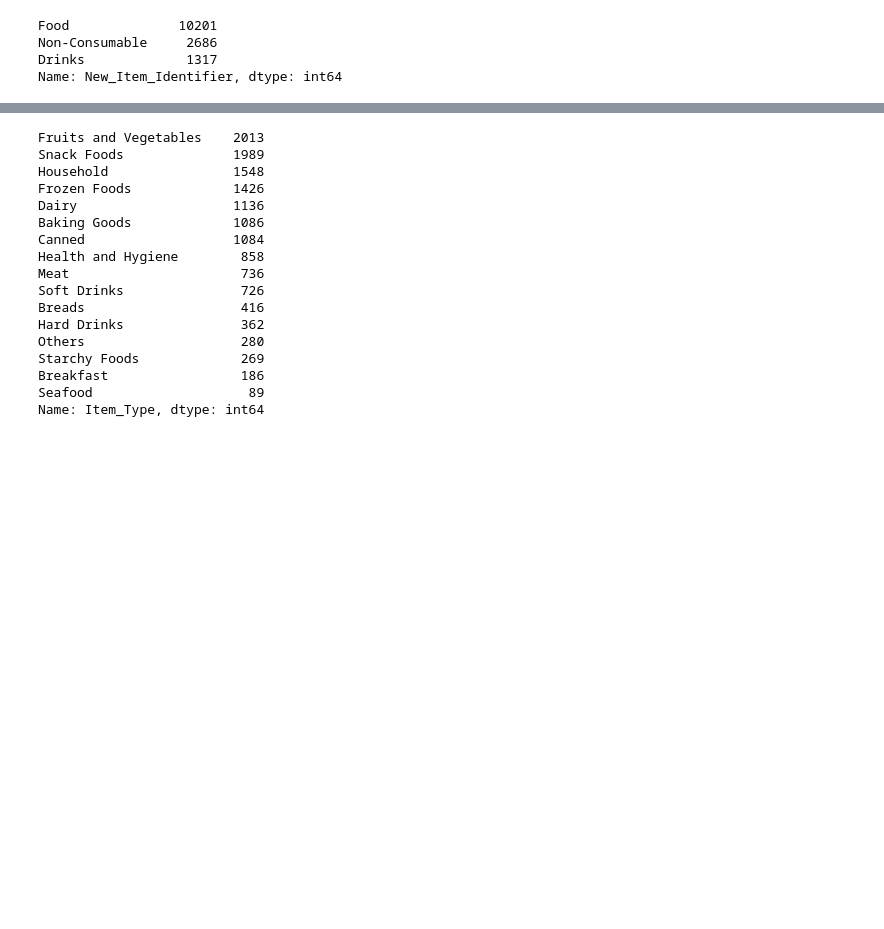
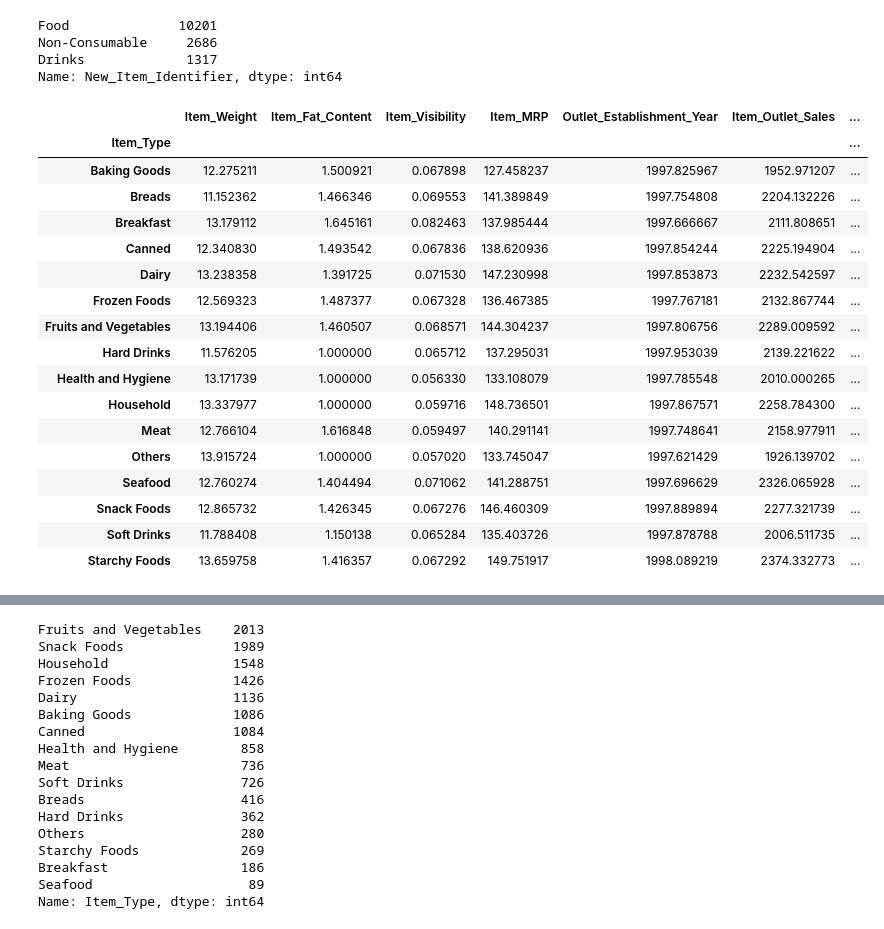
Before and after one commit to Sba121/practice, a Jupyter notebook: big mart sales.ipynb, the cells around one changed output, grey strips where cells are left out. Cells and saved outputs as stored; diff of their text form; code cells hidden in the pictures; blank space fills up the shorter version.

```diff
--- a/big mart sales.ipynb
+++ b/big mart sales.ipynb
@@ -215,6 +235,26 @@ Drinks             1317
 Name: New_Item_Identifier, dtype: int64
 # %%
 df_new['New_Item_Identifier'] = df_new['New_Item_Identifier'].map({'Food':1, 'Non-Consumable':2, 'Drinks':3}) #encoding
-# %%
-df_new['Item_Weight'] = df_new['Item_Weight'].fillna(df_new['Item_Weight'].mean()) #handling the missing values by filling
-                                                                                   #with mean
+# %%
+df_new.groupby('Item_Type').mean()
+# I will handle the missing values in item_weight by filling with the mean of each item type.
+# And before that I check the mean values of each column.
+# %% [output]
+|  | Item_Weight | Item_Fat_Content | Item_Visibility | Item_MRP | Outlet_Establishment_Year | Item_Outlet_Sales | ... |
+| Item_Type |  |  |  |  |  |  | ... |
+| Baking Goods | 12.275211 | 1.500921 | 0.067898 | 127.458237 | 1997.825967 | 1952.971207 | ... |
+| Breads | 11.152362 | 1.466346 | 0.069553 | 141.389849 | 1997.754808 | 2204.132226 | ... |
+| Breakfast | 13.179112 | 1.645161 | 0.082463 | 137.985444 | 1997.666667 | 2111.808651 | ... |
+| Canned | 12.340830 | 1.493542 | 0.067836 | 138.620936 | 1997.854244 | 2225.194904 | ... |
+| Dairy | 13.238358 | 1.391725 | 0.071530 | 147.230998 | 1997.853873 | 2232.542597 | ... |
+| Frozen Foods | 12.569323 | 1.487377 | 0.067328 | 136.467385 | 1997.767181 | 2132.867744 | ... |
+| Fruits and Vegetables | 13.194406 | 1.460507 | 0.068571 | 144.304237 | 1997.806756 | 2289.009592 | ... |
+| Hard Drinks | 11.576205 | 1.000000 | 0.065712 | 137.295031 | 1997.953039 | 2139.221622 | ... |
+| Health and Hygiene | 13.171739 | 1.000000 | 0.056330 | 133.108079 | 1997.785548 | 2010.000265 | ... |
+| Household | 13.337977 | 1.000000 | 0.059716 | 148.736501 | 1997.867571 | 2258.784300 | ... |
+| Meat | 12.766104 | 1.616848 | 0.059497 | 140.291141 | 1997.748641 | 2158.977911 | ... |
+| Others | 13.915724 | 1.000000 | 0.057020 | 133.745047 | 1997.621429 | 1926.139702 | ... |
+| Seafood | 12.760274 | 1.404494 | 0.071062 | 141.288751 | 1997.696629 | 2326.065928 | ... |
+| Snack Foods | 12.865732 | 1.426345 | 0.067276 | 146.460309 | 1997.889894 | 2277.321739 | ... |
+| Soft Drinks | 11.788408 | 1.150138 | 0.065284 | 135.403726 | 1997.878788 | 2006.511735 | ... |
+| Starchy Foods | 13.659758 | 1.416357 | 0.067292 | 149.751917 | 1998.089219 | 2374.332773 | ... |
```
Also changed, not shown: parts of 97 cells of this notebook.
